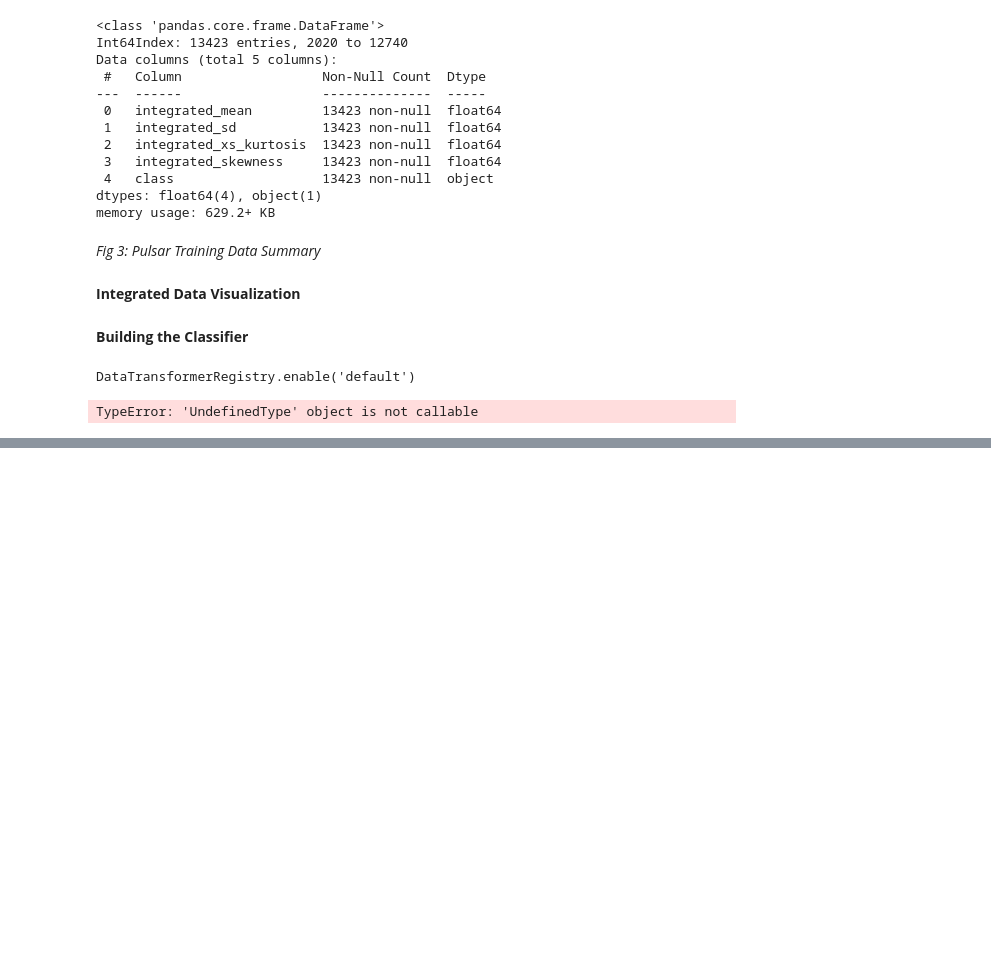
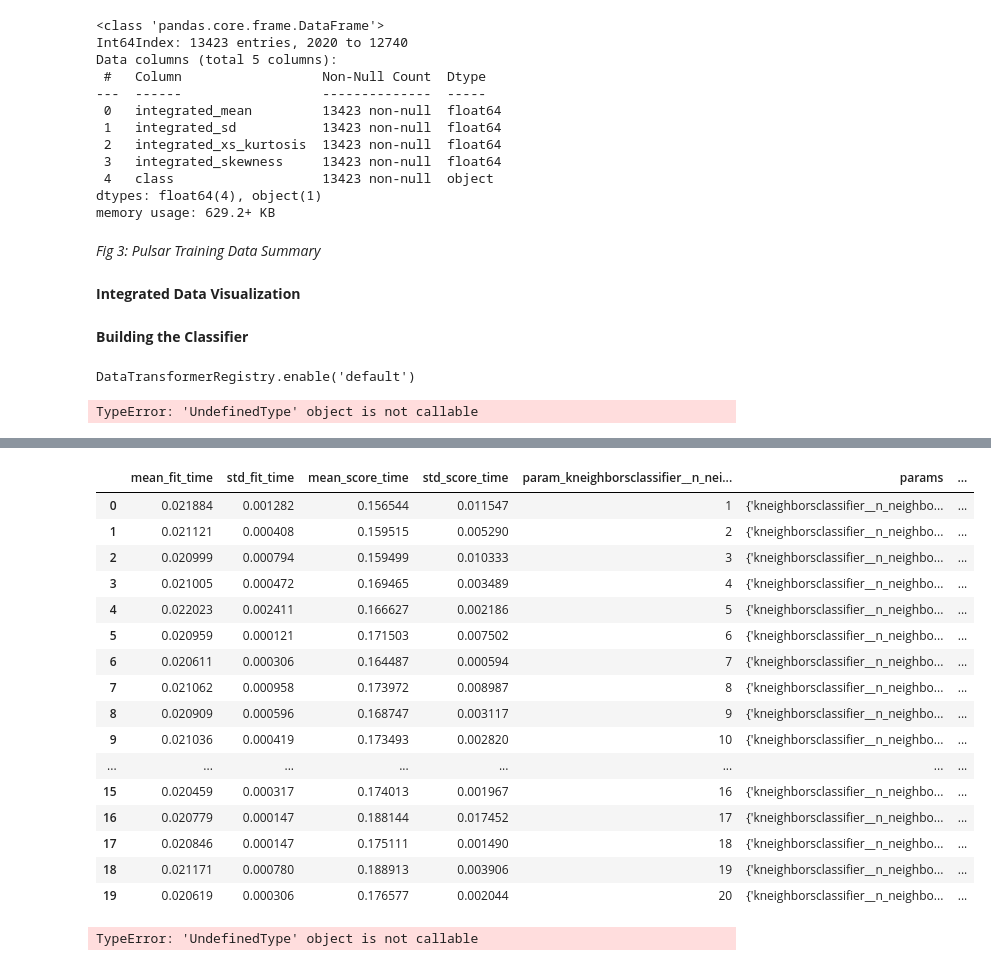
Before and after one commit to remerrof/group_project, a Jupyter notebook: project_report.ipynb, the cells around one changed output, grey strips where cells are left out. Saved outputs shown, nothing was run; the diff lists cells and outputs as text; code cells hidden in the pictures; blank space fills up the shorter version.

Commit message:
reattempted finding k
error in the accuracy grid again
<- we'll figure this out next week

```diff
--- a/project_report.ipynb
+++ b/project_report.ipynb
@@ -136,3 +136,11 @@ pulsar_accuracy_vs_k = alt.Chart(pulsar_accuracies_grid).mark_line(point=True).e
 pulsar_accuracy_vs_k
 # %% [output]
 TypeError: 'UndefinedType' object is not callable
+# %%
+np.random.seed(1)
+
+pulsar_preprocessor = make_column_transformer(
+    (StandardScaler(), ["integrated_mean", "integrated_sd", "integrated_xs_kurtosis", "integrated_skewness"]),
+    verbose_feature_names_out=False
+)
+pulsar_preprocessor
@@ -138,0 +153,8 @@ TypeError: 'UndefinedType' object is not callable
+# %%
+knn = KNeighborsClassifier()
+
+X = pulsar_train[["integrated_mean", "integrated_sd", "integrated_xs_kurtosis", "integrated_skewness"]]
+y = pulsar_train["class"]
+
+pulsar_fit = make_pipeline(pulsar_preprocessor, knn).fit(X,y)
+pulsar_fit
@@ -138,0 +197,12 @@ TypeError: 'UndefinedType' object is not callable
+# %%
+param_grid = {
+    "kneighborsclassifier__n_neighbors": range(1,21),
+}
+pulsar_tune_pipe = make_pipeline(pulsar_preprocessor, KNeighborsClassifier())
+# %%
+knn_tune_grid = GridSearchCV(
+    estimator = pulsar_tune_pipe,
+    param_grid=param_grid,
+    cv=4
+)
+knn_tune_grid
@@ -138,0 +222,30 @@ TypeError: 'UndefinedType' object is not callable
+# %%
+knn_model_grid = knn_tune_grid.fit(X,y)
+accuracies_grid = pd.DataFrame(knn_model_grid.cv_results_)
+accuracies_grid
+# %% [output]
+|  | mean_fit_time | std_fit_time | mean_score_time | std_score_time | param_kneighborsclassifier__n_nei... | params | ... |
+| 0 | 0.021884 | 0.001282 | 0.156544 | 0.011547 | 1 | {'kneighborsclassifier__n_neighbo... | ... |
+| 1 | 0.021121 | 0.000408 | 0.159515 | 0.005290 | 2 | {'kneighborsclassifier__n_neighbo... | ... |
+| 2 | 0.020999 | 0.000794 | 0.159499 | 0.010333 | 3 | {'kneighborsclassifier__n_neighbo... | ... |
+| 3 | 0.021005 | 0.000472 | 0.169465 | 0.003489 | 4 | {'kneighborsclassifier__n_neighbo... | ... |
+| 4 | 0.022023 | 0.002411 | 0.166627 | 0.002186 | 5 | {'kneighborsclassifier__n_neighbo... | ... |
+| 5 | 0.020959 | 0.000121 | 0.171503 | 0.007502 | 6 | {'kneighborsclassifier__n_neighbo... | ... |
+| 6 | 0.020611 | 0.000306 | 0.164487 | 0.000594 | 7 | {'kneighborsclassifier__n_neighbo... | ... |
+| 7 | 0.021062 | 0.000958 | 0.173972 | 0.008987 | 8 | {'kneighborsclassifier__n_neighbo... | ... |
+| 8 | 0.020909 | 0.000596 | 0.168747 | 0.003117 | 9 | {'kneighborsclassifier__n_neighbo... | ... |
+| 9 | 0.021036 | 0.000419 | 0.173493 | 0.002820 | 10 | {'kneighborsclassifier__n_neighbo... | ... |
+| ... | ... | ... | ... | ... | ... | ... | ... |
+| 15 | 0.020459 | 0.000317 | 0.174013 | 0.001967 | 16 | {'kneighborsclassifier__n_neighbo... | ... |
+| 16 | 0.020779 | 0.000147 | 0.188144 | 0.017452 | 17 | {'kneighborsclassifier__n_neighbo... | ... |
+| 17 | 0.020846 | 0.000147 | 0.175111 | 0.001490 | 18 | {'kneighborsclassifier__n_neighbo... | ... |
+| 18 | 0.021171 | 0.000780 | 0.188913 | 0.003906 | 19 | {'kneighborsclassifier__n_neighbo... | ... |
+| 19 | 0.020619 | 0.000306 | 0.176577 | 0.002044 | 20 | {'kneighborsclassifier__n_neighbo... | ... |
+# %%
+accuracy_versus_k_grid = alt.Chart(accuracies_grid).mark_line(point=True).encode(
+    x=alt.X("param_kneighborsclassifier__n_neighbors").title("K"),
+    y=alt.Y("mean_test_score").title("Mean Test Score")
+)
+accuracy_versus_k_grid
+# %% [output]
+TypeError: 'UndefinedType' object is not callable
```
Also changed, not shown: parts of 5 cells of this notebook.
